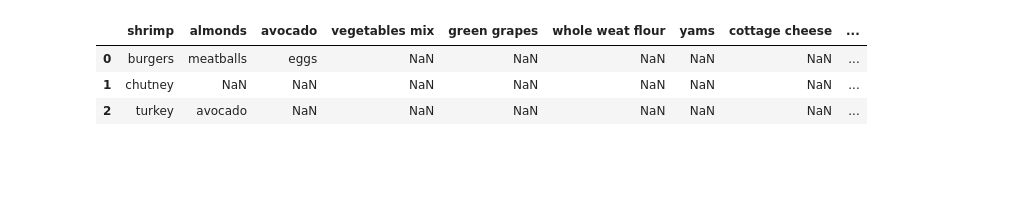
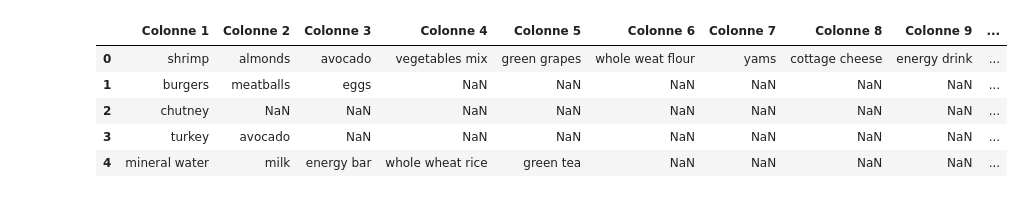
Before and after one commit to diel0/l-algo-Apriori, a Jupyter notebook: Règlement de l’association/bonus.ipynb, the cells around one changed output. Cells and saved outputs as stored; diff of their text form; code cells hidden in the pictures; blank space fills up the shorter version.

```diff
--- a/Règlement de l’association/bonus.ipynb
+++ b/Règlement de l’association/bonus.ipynb
@@ -7,11 +7,16 @@ from mlxtend.preprocessing import TransactionEncoder
 from mlxtend.frequent_patterns import apriori, association_rules
 # %%
 #importation du dataset
-data = pd.read_csv('Market_Basket_Optimisation.csv')
-data.head(3)
+df = pd.read_csv('Market_Basket_Optimisation.csv', header=None)
+nombreDeColonne = len(df.columns)
+nomDeColonne = [f'Colonne {i+1}' for i in range(nombreDeColonne)]
+df.columns = nomDeColonne
+df.head()
 # %% [output]
-|  | shrimp | almonds | avocado | vegetables mix | green grapes | whole weat flour | yams | cottage cheese | ... |
-| 0 | burgers | meatballs | eggs | NaN | NaN | NaN | NaN | NaN | ... |
-| 1 | chutney | NaN | NaN | NaN | NaN | NaN | NaN | NaN | ... |
-| 2 | turkey | avocado | NaN | NaN | NaN | NaN | NaN | NaN | ... |
+|  | Colonne 1 | Colonne 2 | Colonne 3 | Colonne 4 | Colonne 5 | Colonne 6 | Colonne 7 | Colonne 8 | Colonne 9 | ... |
+| 0 | shrimp | almonds | avocado | vegetables mix | green grapes | whole weat flour | yams | cottage cheese | energy drink | ... |
+| 1 | burgers | meatballs | eggs | NaN | NaN | NaN | NaN | NaN | NaN | ... |
+| 2 | chutney | NaN | NaN | NaN | NaN | NaN | NaN | NaN | NaN | ... |
+| 3 | turkey | avocado | NaN | NaN | NaN | NaN | NaN | NaN | NaN | ... |
+| 4 | mineral water | milk | energy bar | whole wheat rice | green tea | NaN | NaN | NaN | NaN | ... |
 # %%
```
Also changed, not shown: parts of 5 cells of this notebook, 1 other file.
